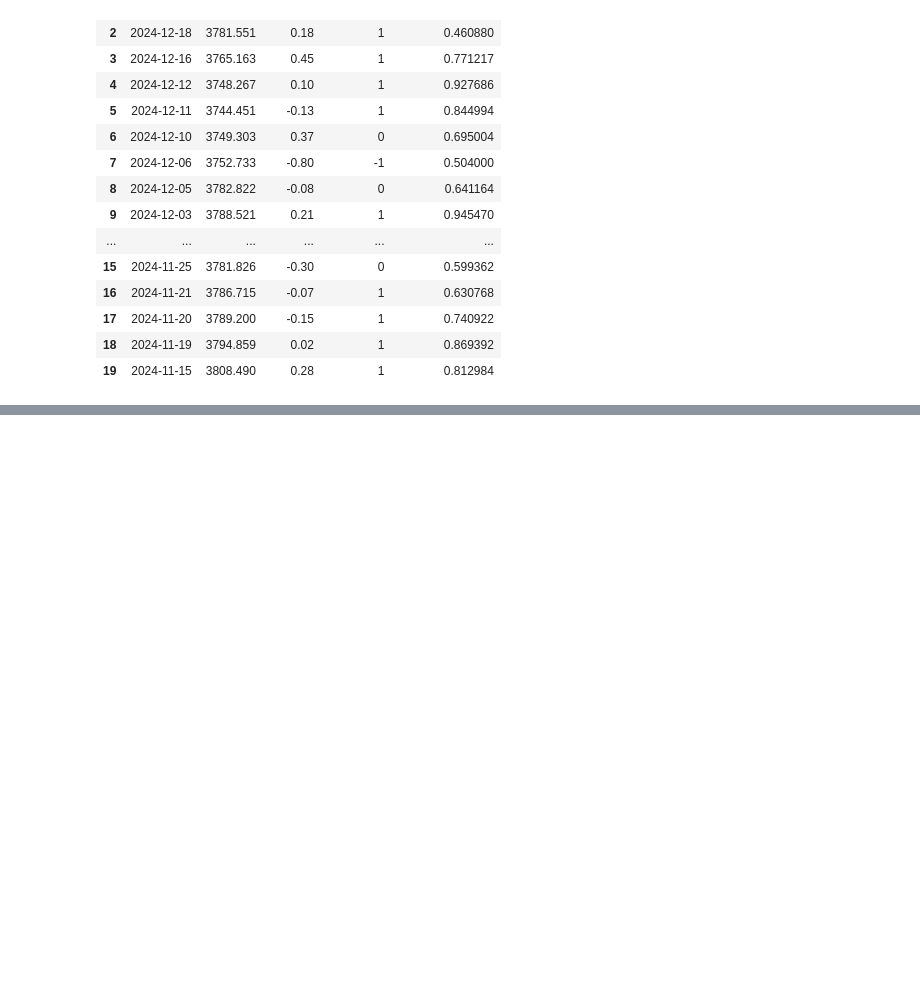
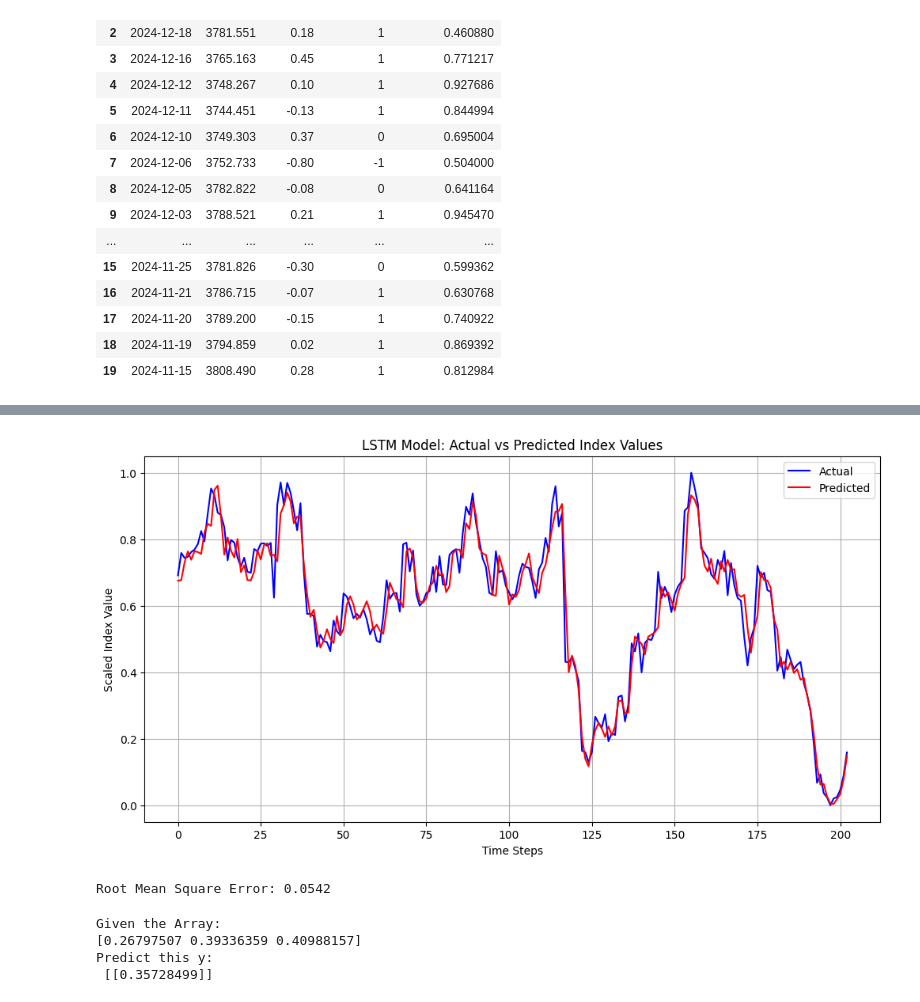
Before and after one commit to vanki2003/Dissertation, a Jupyter notebook: prototype/model.ipynb, the cells around one changed output, grey strips where cells are left out. Saved outputs shown, nothing was run; the diff lists cells and outputs as text; code cells hidden in the pictures; blank space fills up the shorter version.

Commit message:
done LSTM. turns out i need to do catboost

```diff
--- a/prototype/model.ipynb
+++ b/prototype/model.ipynb
@@ -116,0 +169,3 @@ merged_data.head(20)
+# %%
+train = merged_data.iloc[:215]
+test = merged_data.iloc[215:]
@@ -116,0 +216,9 @@ merged_data.head(20)
+# %%
+# define model
+model = Sequential()
+model.add(LSTM(100, activation='relu',
+			input_shape=(n_input, n_features)))
+model.add(Dense(1))
+model.compile(optimizer='adam', loss='mse')
+model.summary()
+model.fit(generator, epochs=215)
@@ -116,0 +244,28 @@ merged_data.head(20)
+# %%
+from sklearn.metrics import mean_squared_error
+
+# Make predictions
+predictions = model.predict(generator)
+
+# Create a DataFrame with actual and predicted values
+results_df = pd.DataFrame({
+    'Actual': data_array[n_input:].flatten(),
+    'Predicted': predictions.flatten()
+})
+
+# Plot the results
+plt.figure(figsize=(12, 6))
+plt.plot(results_df.index, results_df['Actual'], label='Actual', color='blue')
+plt.plot(results_df.index, results_df['Predicted'], label='Predicted', color='red')
+plt.title('LSTM Model: Actual vs Predicted Index Values')
+plt.xlabel('Time Steps')
+plt.ylabel('Scaled Index Value')
+plt.legend()
+plt.grid(True)
+plt.show()
+
+# Calculate and print some error metrics
+mse = mean_squared_error(results_df['Actual'], results_df['Predicted'])
+rmse = np.sqrt(mse)
+print(f'Root Mean Square Error: {rmse:.4f}')
+# %% [output]
@@ -116,0 +273,2 @@ merged_data.head(20)
+[figure, added]
+Root Mean Square Error: 0.0542
@@ -116,0 +294,28 @@ merged_data.head(20)
+# %%
+from keras.preprocessing.sequence import TimeseriesGenerator
+# Convert DataFrame to numpy array and select the feature(s) we want to predict
+# Let's say we want to predict the 'Index' column
+data_array = train_scaled['Index'].values.reshape(-1, 1)
+
+n_input = 3
+n_features = 1
+generator = TimeseriesGenerator(data_array,
+                              data_array,
+                              length=n_input,
+                              batch_size=1)
+
+X, y = generator[0]
+print(f'Given the Array: \n{X.flatten()}')
+print(f'Predict this y: \n {y}')
+
+# We do the same thing, but now instead for 12 months
+n_input = 12
+generator = TimeseriesGenerator(data_array,
+                              data_array,
+                              length=n_input,
+                              batch_size=1)
+# %% [output]
+Given the Array:
+[0.26797507 0.39336359 0.40988157]
+Predict this y:
+ [[0.35728499]]
```
Also changed, not shown: parts of 12 cells of this notebook.
